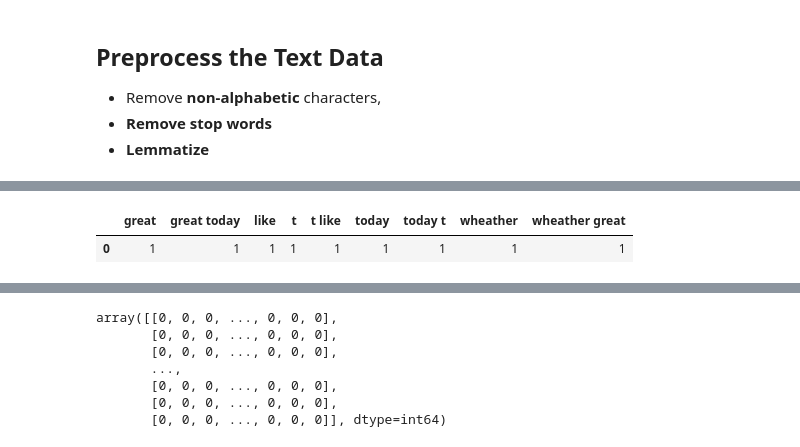
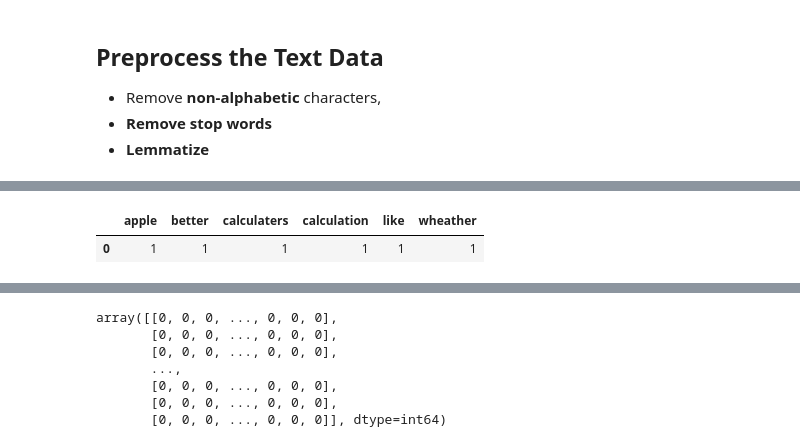
Before and after one commit to ldealmei/hiv-scraping, a Jupyter notebook: HIV_webpages.ipynb, the cells around one changed output, grey strips where cells are left out. Saved outputs shown, nothing was run; the diff lists cells and outputs as text; code cells hidden in the pictures.

```diff
--- a/HIV_webpages.ipynb
+++ b/HIV_webpages.ipynb
@@ -152,3 +155,24 @@ sites.head()
+# %%
+# Import the necessary nltk modules
+from nltk import word_tokenize
+from nltk.stem import WordNetLemmatizer
+
+# Create the LemmaTokenizer Object in order to pass in CountVectorizer
+class LemmaTokenizer(object):
+    # Initilize WordNetLemmatizer in the class
+    def __init__(self):
+        self.lemmatizer = WordNetLemmatizer()
+
+    def __call__(self, doc):
+        # Tokenize the doc: token_list
+        tokens_list=word_tokenize(doc)
+
+        # Create a list that iterates through tokens_list and retains only alphabetical characters
+        # Use the .isalpha() method to check if the character is alphabetical
+        alpha_token_list= [token for token in tokens_list if token.isalpha()]
+
+        # Return the list after iterating over alpha_tokens_list and lemmatize each token
+        return [self.lemmatizer.lemmatize(t) for t in alpha_token_list]
 # %%
 # Import the necessary modules
 from sklearn.feature_extraction.text import CountVectorizer
@@ -177,16 +184,13 @@ cv_scores
 # %%
-# Create the token pattern in order to include only alphabethical characters: TOKENS_ALPHA_ONLY
-TOKENS_ALPHA_ONLY = '[A-Za-z]+(?=\\s+)'
-
 # Initialize a CountVectorizer object: count_vectorizer
 # Specify the argument stop_words="english" so that stop words are removed
-# token_pattern=TOKENS_ALPHA_ONLY
-count_vectorizer = CountVectorizer(stop_words='english', token_pattern=TOKENS_ALPHA_ONLY, ngram_range=(1, 2))
+# Pass in LemmaTokenizer() as an argument
+count_vectorizer = CountVectorizer(stop_words='english', tokenizer=LemmaTokenizer())
 # %%
 # See the outcome of count_vectorizer on a simple data
-sample= count_vectorizer.fit_transform(["Wheather is GReat today but i don't like part-2"])
+sample= count_vectorizer.fit_transform(["WheatheR, better apples but i don't like part-2, calculation, calculaters, 21"])
 sample_df= pd.DataFrame(sample.toarray(), columns=count_vectorizer.get_feature_names())
 sample_df
 # %% [output]
-|  | great | great today | like | t | t like | today | today t | wheather | wheather great |
-| 0 | 1 | 1 | 1 | 1 | 1 | 1 | 1 | 1 | 1 |
+|  | apple | better | calculaters | calculation | like | wheather |
+| 0 | 1 | 1 | 1 | 1 | 1 | 1 |
```
Also changed, not shown: parts of 18 cells of this notebook.
